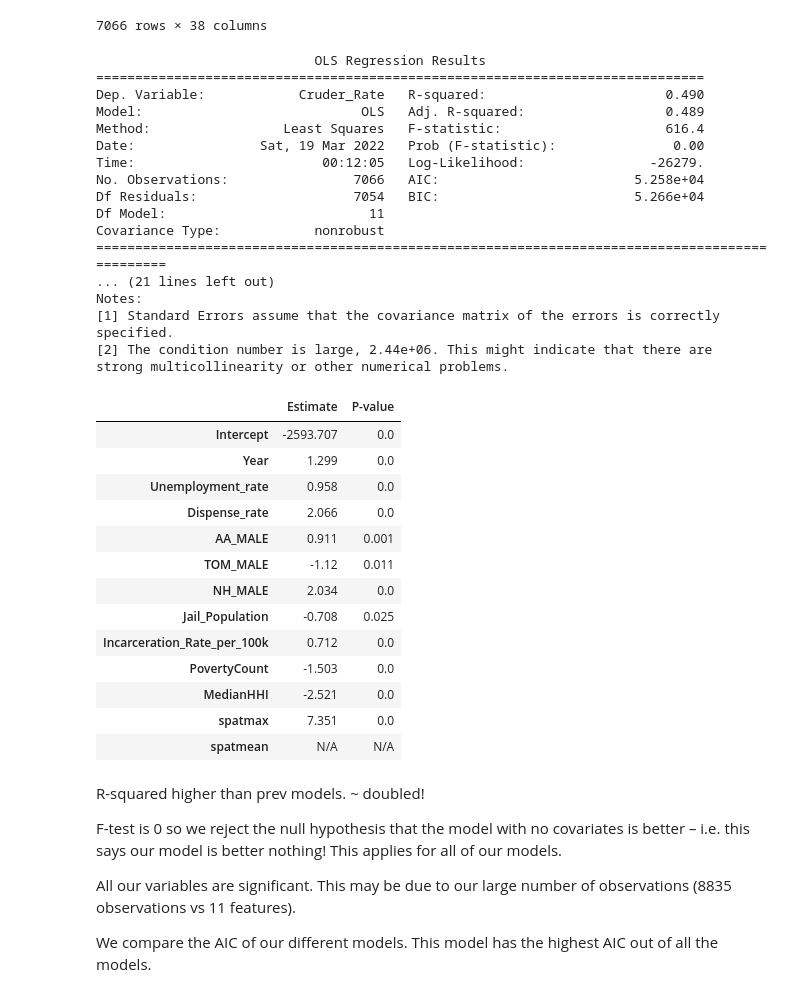
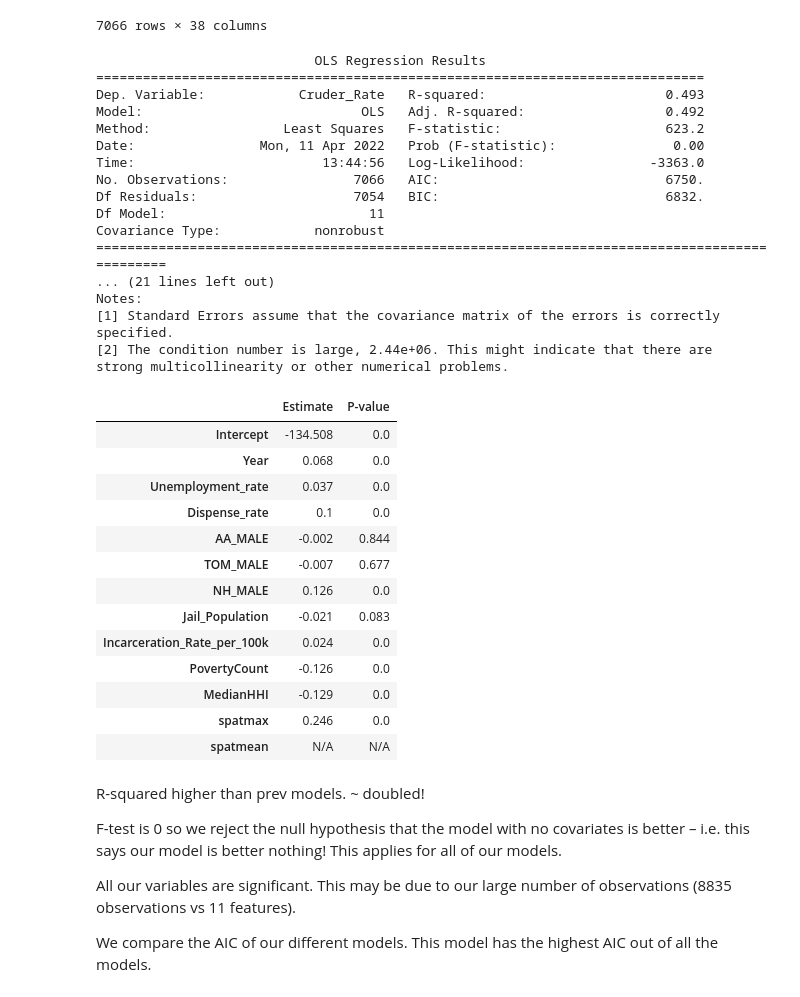
Before and after one commit to rhiannz/drugs, a Jupyter notebook: Analysis/Modeling/modeling_geogon_od.ipynb, the cells around one changed output. Saved outputs shown, nothing was run; the diff lists cells and outputs as text; code cells hidden in the pictures.

```diff
--- a/Analysis/Modeling/modeling_geogon_od.ipynb
+++ b/Analysis/Modeling/modeling_geogon_od.ipynb
@@ -5,6 +5,7 @@ import numpy as np
 from patsy import dmatrices
 import statsmodels.api as sm
 import os
+pd.set_option('display.max_columns', None)
 # %%
 geogon_od = pd.read_csv('geogon_od.csv')
 geogon_od
@@ -436,53 +449,53 @@ sm.OLS will drop 1769 observations
 # OLS WITH EXHAUSTIVE BEST SUBSET + spatmax
 y, X = dmatrices("Cruder_Rate ~ Year + Unemployment_rate + Dispense_rate + \
                  AA_MALE + TOM_MALE + NH_MALE + Jail_Population + \
                  Incarceration_Rate_per_100k + PovertyCount + MedianHHI + spatmax",
                  data=stzd_geospat, return_type='dataframe')
-mod = sm.OLS(y, X)
+mod = sm.OLS(np.log(y), X)
 res = mod.fit()
 residuals = res.resid
 predicted = res.fittedvalues
 observed = y
 print(res.summary())
 
 
 spatmax_coef = round(res.params, 3)
 spatmax_pval = round(res.pvalues, 3)
 spatmax_df = pd.concat([spatmax_coef, spatmax_pval], axis = 1)
 spatmax_df = spatmax_df.rename(columns={0: 'Estimate', 1: 'P-value'})
 spatmax_df.loc['spatmean'] = ['N/A', 'N/A']
 spatmax_df
 # %% [output]
                             OLS Regression Results
 ==============================================================================
-Dep. Variable:            Cruder_Rate   R-squared:                       0.490
-Model:                            OLS   Adj. R-squared:                  0.489
-Method:                 Least Squares   F-statistic:                     616.4
-Date:                Sat, 19 Mar 2022   Prob (F-statistic):               0.00
-Time:                        00:12:05   Log-Likelihood:                -26279.
-No. Observations:                7066   AIC:                         5.258e+04
-Df Residuals:                    7054   BIC:                         5.266e+04
+Dep. Variable:            Cruder_Rate   R-squared:                       0.493
+Model:                            OLS   Adj. R-squared:                  0.492
+Method:                 Least Squares   F-statistic:                     623.2
+Date:                Mon, 11 Apr 2022   Prob (F-statistic):               0.00
+Time:                        13:44:56   Log-Likelihood:                -3363.0
+No. Observations:                7066   AIC:                             6750.
+Df Residuals:                    7054   BIC:                             6832.
 Df Model:                          11
 Covariance Type:            nonrobust
 ===============================================================================================
 ... (21 lines left out)
 Notes:
 [1] Standard Errors assume that the covariance matrix of the errors is correctly specified.
 [2] The condition number is large, 2.44e+06. This might indicate that there are
 strong multicollinearity or other numerical problems.
 |  | Estimate | P-value |
-| Intercept | -2593.707 | 0.0 |
-| Year | 1.299 | 0.0 |
-| Unemployment_rate | 0.958 | 0.0 |
-| Dispense_rate | 2.066 | 0.0 |
-| AA_MALE | 0.911 | 0.001 |
-| TOM_MALE | -1.12 | 0.011 |
-| NH_MALE | 2.034 | 0.0 |
-| Jail_Population | -0.708 | 0.025 |
-| Incarceration_Rate_per_100k | 0.712 | 0.0 |
-| PovertyCount | -1.503 | 0.0 |
-| MedianHHI | -2.521 | 0.0 |
-| spatmax | 7.351 | 0.0 |
+| Intercept | -134.508 | 0.0 |
+| Year | 0.068 | 0.0 |
+| Unemployment_rate | 0.037 | 0.0 |
+| Dispense_rate | 0.1 | 0.0 |
+| AA_MALE | -0.002 | 0.844 |
+| TOM_MALE | -0.007 | 0.677 |
+| NH_MALE | 0.126 | 0.0 |
+| Jail_Population | -0.021 | 0.083 |
+| Incarceration_Rate_per_100k | 0.024 | 0.0 |
+| PovertyCount | -0.126 | 0.0 |
+| MedianHHI | -0.129 | 0.0 |
+| spatmax | 0.246 | 0.0 |
 | spatmean | N/A | N/A |
 # %% [markdown]
 R-squared higher than prev models. ~ doubled!
```
Also changed, not shown: parts of 9 cells of this notebook, 1 other file.
